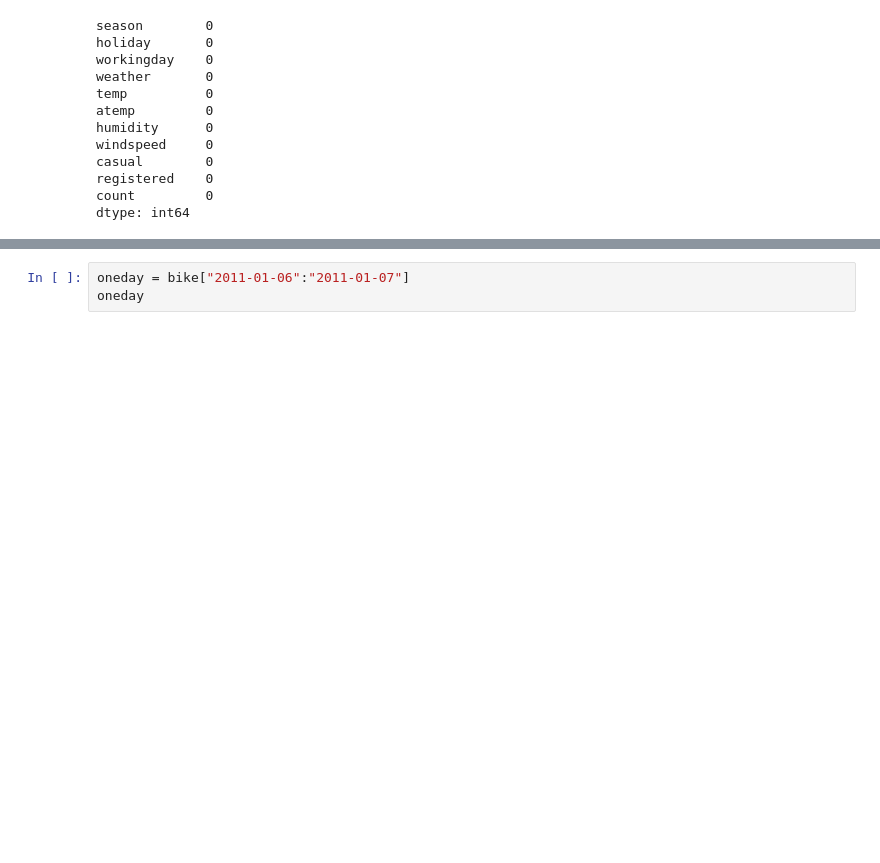
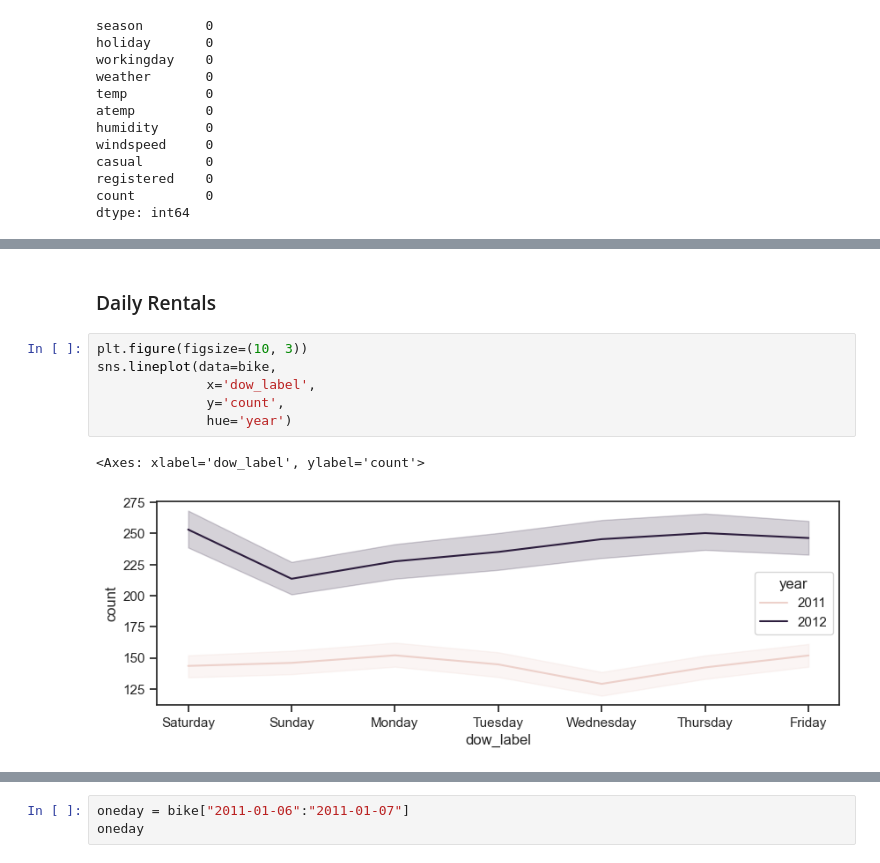
Before and after one commit to unaozlem/projects, a Jupyter notebook: bike_share/bike_EDA.ipynb, the cells around one changed output, grey strips where cells are left out. Saved outputs shown, nothing was run; the diff lists cells and outputs as text; blank space fills up the shorter version.

```diff
--- a/bike_share/bike_EDA.ipynb
+++ b/bike_share/bike_EDA.ipynb
@@ -127,0 +152,11 @@ weekend_affect.set_xticklabels(weekend_affect.get_xticklabels(), rotation=40, ha
+# %% [markdown]
+### Daily Rentals
+# %%
+plt.figure(figsize=(10, 3))
+sns.lineplot(data=bike,
+              x='dow_label',
+              y='count',
+              hue='year')
+# %% [output]
+<Axes: xlabel='dow_label', ylabel='count'>
+[figure, added]
```
Also changed, not shown: parts of 38 cells of this notebook, 6 other files.
